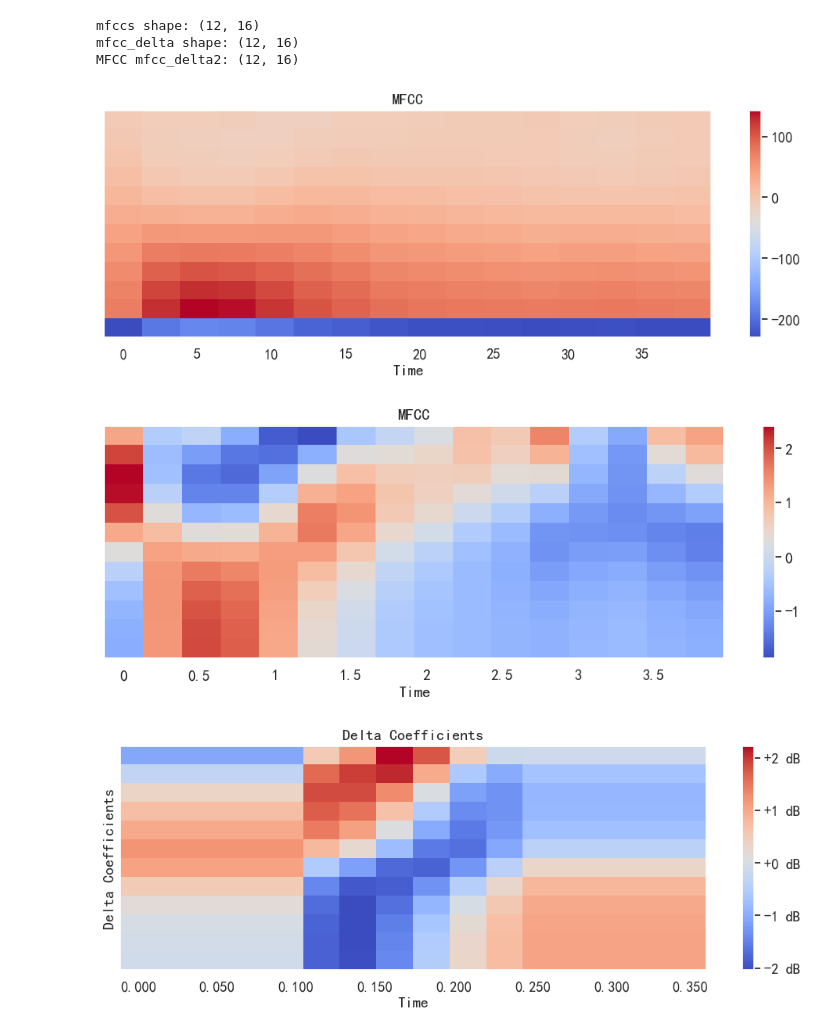
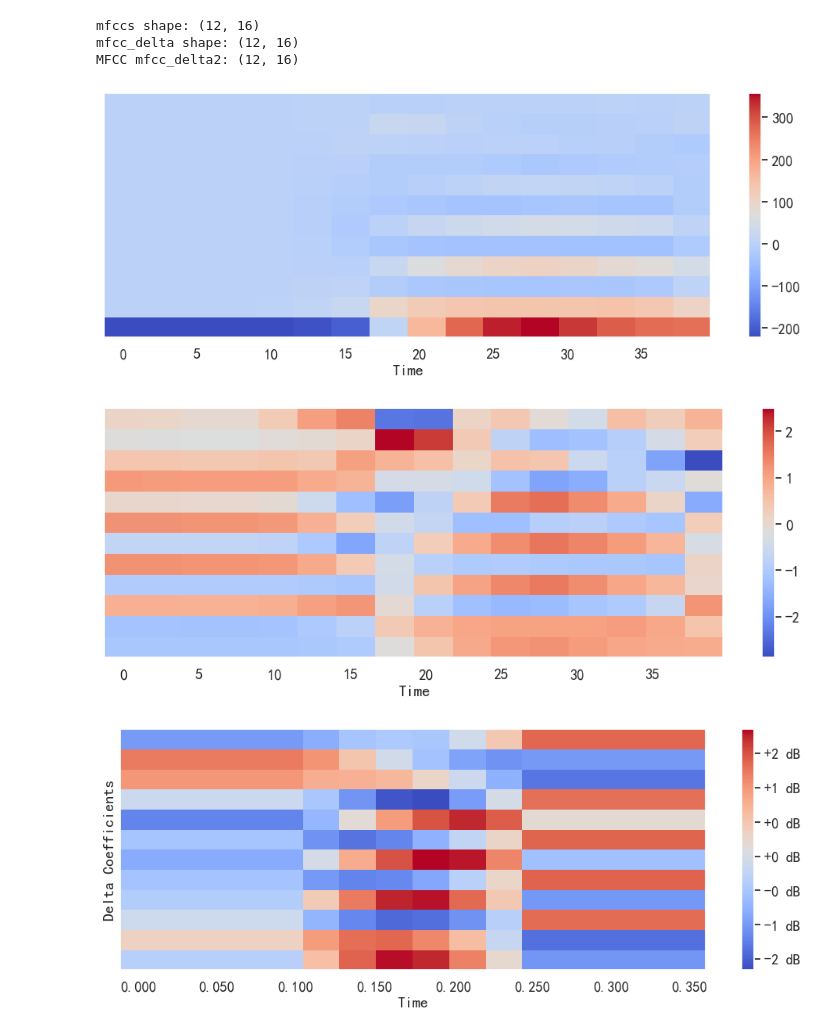
Before and after one commit to james-curtis/2023.tfmcm.com, a Jupyter notebook: 数据预处理/main.ipynb, the cells around one changed output. Drawn from its saved outputs; the diff is of its cells as text; code cells hidden in the pictures.

```diff
--- a/数据预处理/main.ipynb
+++ b/数据预处理/main.ipynb
@@ -142,5 +97,5 @@ plt.show()
 # %%
 scaler = preprocessing.StandardScaler()
-scaleDf = pd.DataFrame(scaler.fit_transform(人工爆破df), columns=人工爆破df.columns)
+scaleDf = pd.DataFrame(scaler.fit_transform(天然地震df), columns=天然地震df.columns)
 scaleDf
 # %% [output]
@@ -165,6 +115,6 @@ plt.show()
 # %%
-sr = 2000
-mfccs = librosa.feature.mfcc(y=scaleDf['8-1'].values, sr=sr, n_mfcc=12)
+sr = 200
+mfccs = librosa.feature.mfcc(y=scaleDf['5-10'].values, sr=sr, n_mfcc=12)
 mfcc_delta = librosa.feature.delta(mfccs)
 mfcc_delta2 = librosa.feature.delta(mfcc_delta)
 # 打印MFCC特征的形状
@@ -178,33 +128,33 @@ MFCC mfcc_delta2: (12, 16)
 # %%
 plt.figure(figsize=(10, 4))
 librosa.display.specshow(mfccs, sr=200, x_axis='time')
 plt.colorbar()
-plt.title('MFCC')
 plt.tight_layout()
+convertEMF.exportEmf('.', 'MFCC图谱')
 plt.show()
 # %% [output]
-[figure, old version]
+[figure, new version]
 # %%
 mfccsScale = preprocessing.scale(mfccs, axis=1)
 
 plt.figure(figsize=(10, 4))
 librosa.display.specshow(mfccsScale, sr=sr, x_axis='time')
 plt.colorbar()
-plt.title('MFCC')
 plt.tight_layout()
+convertEMF.exportEmf('.', 'MFCC图谱-标准化')
 plt.show()
 # %% [output]
-[figure, old version]
+[figure, new version]
 # %%
 # 可视化显示一阶差分系数
 plt.figure(figsize=(10, 4))
 librosa.display.specshow(preprocessing.scale(mfcc_delta, axis=1), x_axis='time')
 plt.colorbar(format='%+2.0f dB')
-plt.title('Delta Coefficients')
 plt.xlabel('Time')
 plt.ylabel('Delta Coefficients')
 plt.tight_layout()
+convertEMF.exportEmf('.', 'MFCC图谱-一阶差分-标准化')
 plt.show()
 # %% [output]
-[figure, old version]
+[figure, new version]
 # %%
```
Also changed, not shown: parts of 26 cells of this notebook, 10 other files.
